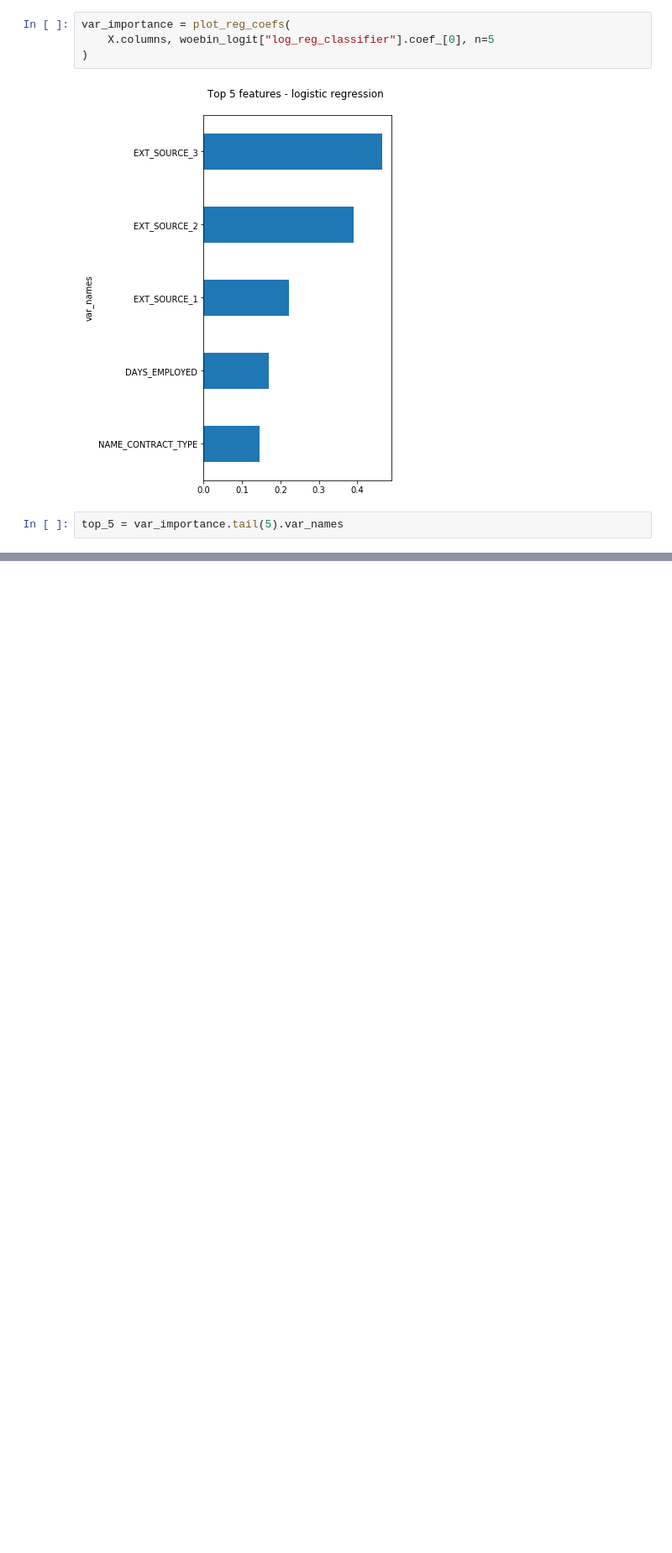
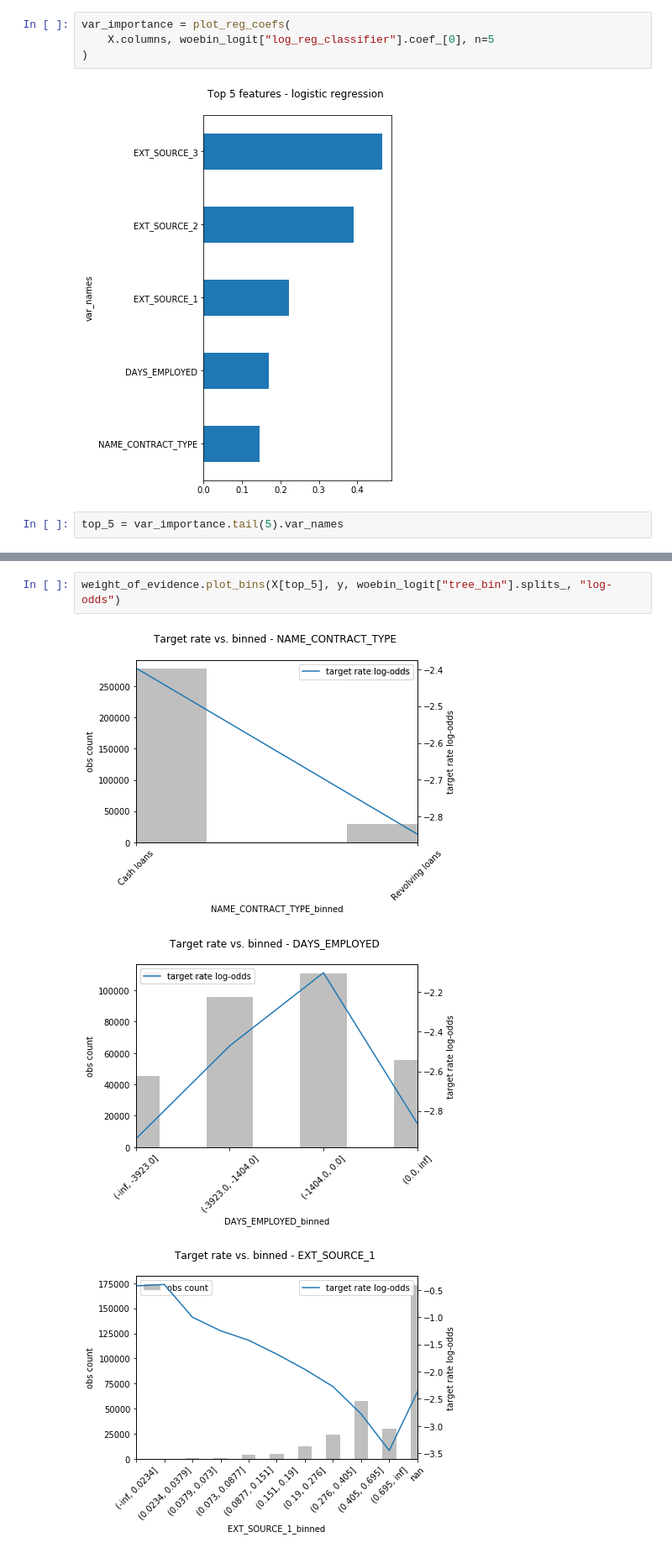
Before and after one commit to oli5679/WeightOfEvidenceDemo, a Jupyter notebook: Homecredit Benchmark.ipynb, the cells around one changed output, grey strips where cells are left out. Shown: that part at 84% size. Drawn from its saved outputs; the diff is of its cells as text; blank space fills up the shorter version.

```diff
--- a/Homecredit Benchmark.ipynb
+++ b/Homecredit Benchmark.ipynb
@@ -221,0 +226,6 @@ AssertionError:
+# %%
+weight_of_evidence.plot_bins(X[top_5], y, woebin_logit["tree_bin"].splits_, "log-odds")
+# %% [output]
+[figure, added]
+[figure, added]
+[figure, added]
```
Also changed, not shown: parts of 2 cells of this notebook, 3 other files.
